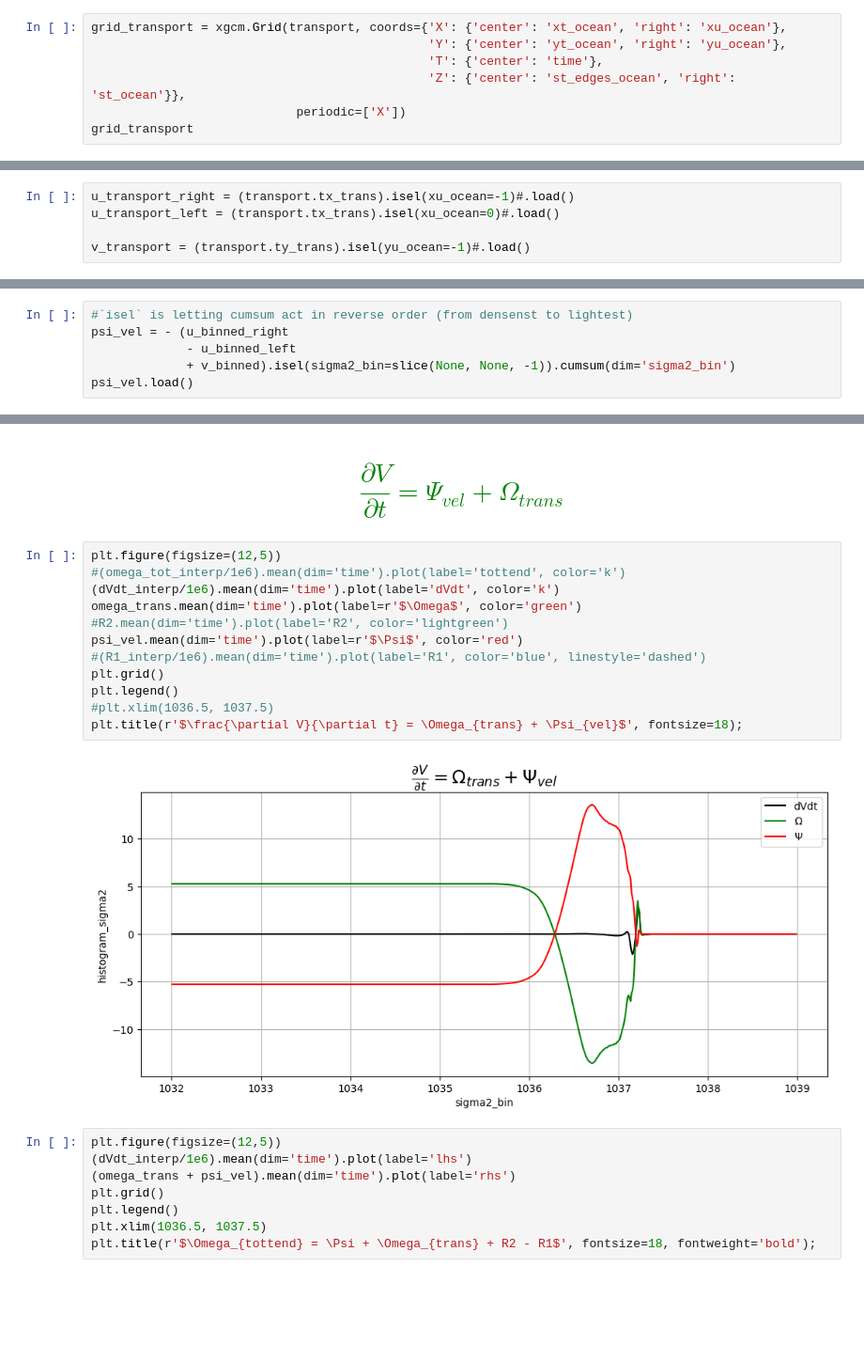
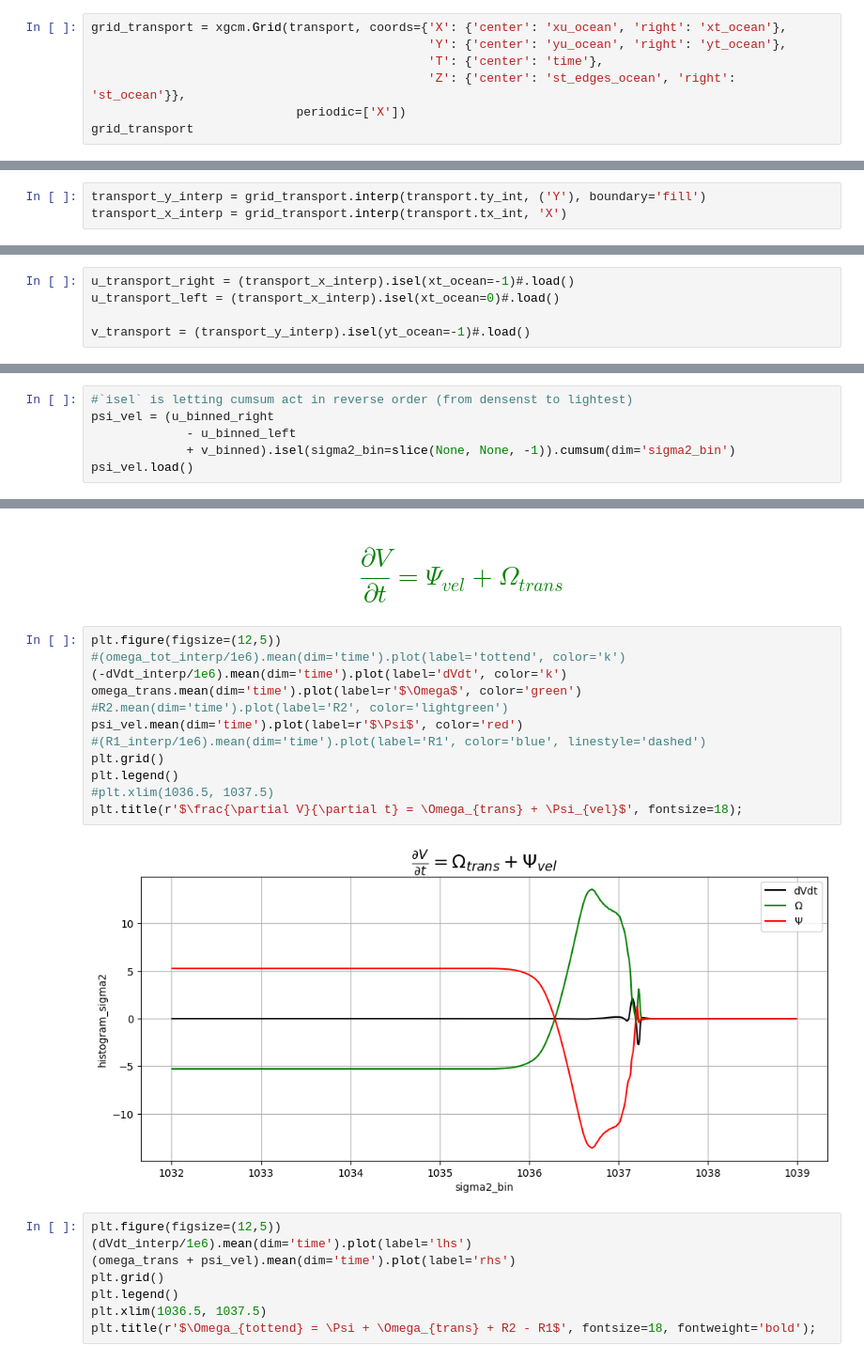
Before and after one commit to shanicetbailey/chapter1, a Jupyter notebook: SODA/2_wmt-budget-sigma-space.ipynb, the cells around one changed output, grey strips where cells are left out. Shown at 94% size. Drawn from its saved outputs; the diff is of its cells as text; blank space fills up the shorter version.

```diff
--- a/SODA/2_wmt-budget-sigma-space.ipynb
+++ b/SODA/2_wmt-budget-sigma-space.ipynb
@@ -561,6 +679,6 @@ plt.ylim(1036, 1037.3)
 # %%
-grid_transport = xgcm.Grid(transport, coords={'X': {'center': 'xt_ocean', 'right': 'xu_ocean'},
-                                              'Y': {'center': 'yt_ocean', 'right': 'yu_ocean'},
+grid_transport = xgcm.Grid(transport, coords={'X': {'center': 'xu_ocean', 'right': 'xt_ocean'},
+                                              'Y': {'center': 'yu_ocean', 'right': 'yt_ocean'},
                                               'T': {'center': 'time'},
                                               'Z': {'center': 'st_edges_ocean', 'right': 'st_ocean'}},
                             periodic=['X'])
@@ -587,0 +699,3 @@ u_transport_left_int[0].sel(yt_ocean=slice(-65,-62)).plot(color='red')
+# %%
+transport_y_interp = grid_transport.interp(transport.ty_int, ('Y'), boundary='fill')
+transport_x_interp = grid_transport.interp(transport.tx_int, 'X')
@@ -588,8 +759,8 @@ u_transport_left_int[0].sel(yt_ocean=slice(-65,-62)).plot(color='red')
 # %%
-u_transport_right = (transport.tx_trans).isel(xu_ocean=-1)#.load()
-u_transport_left = (transport.tx_trans).isel(xu_ocean=0)#.load()
+u_transport_right = (transport_x_interp).isel(xt_ocean=-1)#.load()
+u_transport_left = (transport_x_interp).isel(xt_ocean=0)#.load()
 
-v_transport = (transport.ty_trans).isel(yu_ocean=-1)#.load()
+v_transport = (transport_y_interp).isel(yt_ocean=-1)#.load()
 # %%
 # BEST WAY TO DO IT
 u_transport_mean_value = (u_transport_right.fillna(0.).sum(dim=['yt_ocean', 'st_ocean']) -
@@ -721,7 +906,7 @@ float((-u_binned_left + u_binned_right + v_binned).sum('sigma2_bin').mean(dim='t
 5.283710956573486
 # %%
 #`isel` is letting cumsum act in reverse order (from densenst to lightest)
-psi_vel = - (u_binned_right
+psi_vel = (u_binned_right
              - u_binned_left
              + v_binned).isel(sigma2_bin=slice(None, None, -1)).cumsum(dim='sigma2_bin')
 psi_vel.load()
@@ -796,17 +981,17 @@ Coordinates:
 # %%
 plt.figure(figsize=(12,5))
 #(omega_tot_interp/1e6).mean(dim='time').plot(label='tottend', color='k')
-(dVdt_interp/1e6).mean(dim='time').plot(label='dVdt', color='k')
+(-dVdt_interp/1e6).mean(dim='time').plot(label='dVdt', color='k')
 omega_trans.mean(dim='time').plot(label=r'$\Omega$', color='green')
 #R2.mean(dim='time').plot(label='R2', color='lightgreen')
 psi_vel.mean(dim='time').plot(label=r'$\Psi$', color='red')
 #(R1_interp/1e6).mean(dim='time').plot(label='R1', color='blue', linestyle='dashed')
 plt.grid()
 plt.legend()
 #plt.xlim(1036.5, 1037.5)
 plt.title(r'$\frac{\partial V}{\partial t} = \Omega_{trans} + \Psi_{vel}$', fontsize=18);
 # %% [output]
-[figure, old version]
+[figure, new version]
 # %%
 plt.figure(figsize=(12,5))
 (dVdt_interp/1e6).mean(dim='time').plot(label='lhs')
```
Also changed, not shown: parts of 59 cells of this notebook.
